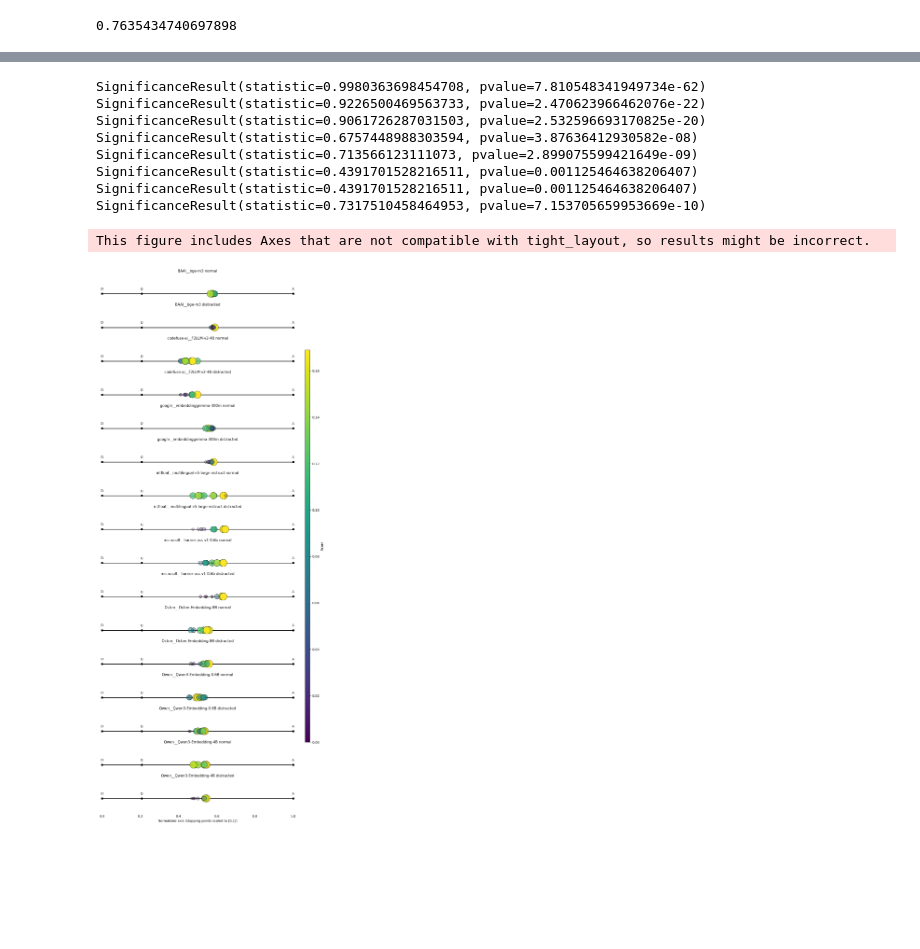
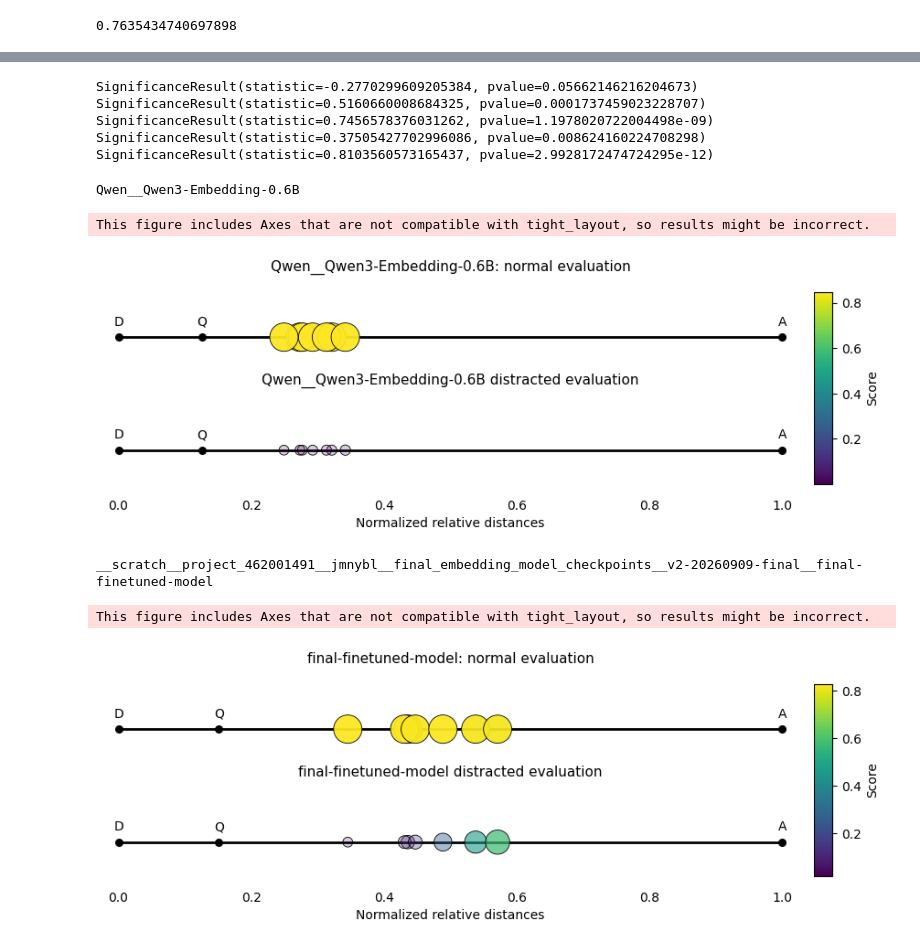
Before and after one commit to mmanteli/prompt-structure-analysis, a Jupyter notebook: analysis.ipynb, the cells around one changed output, grey strips where cells are left out. Saved outputs shown, nothing was run; the diff lists cells and outputs as text; code cells hidden in the pictures; blank space fills up the shorter version.

```diff
--- a/analysis.ipynb
+++ b/analysis.ipynb
@@ -20,15 +20,15 @@ models = [
           "microsoft__harrier-oss-v1-0.6b",
           "Octen__Octen-Embedding-8B",
           "Qwen__Qwen3-Embedding-0.6B",
-          #"__scratch__project_462001491__jmnybl__final_embedding_model_checkpoints__v2-20260909-final__final-finetuned-model",
+          "__scratch__project_462001491__jmnybl__final_embedding_model_checkpoints__v2-20260909-final__final-finetuned-model",
           "Qwen__Qwen3-Embedding-4B",
           #"ibm-granite__granite-embedding-311m-multilingual-r2",
           #"__scratch__project_462001491__jmnybl__checkpoint-19478-tatoeba"
           ]
 filter_prompts=False
-dataset = "mteb__tatoeba-bitext-mining:fin-eng"
+#dataset = "mteb__tatoeba-bitext-mining:fin-eng"
 #dataset = "mteb__ARCChallenge"
-#dataset = "squad"
+dataset = "squad"
 split = "test"
 score= f"recall@{k}" # "ndcg@10"#"F1" #"Accuracy" #"V-score" # "average_precision"
 subsplit=""
@@ -343,14 +343,11 @@ for m in dfs.keys():
     y_max = None
     plot(df, x=x, y=y, sizes=sizes, colors=colors, title=f"{dataset}: {m}", x_min=x_min, x_max = x_max, y_min= y_min, y_max = y_max, add_line=[((0,0), (1,1)), ((sim_QA, 0), (0, sim_QA))])
 # %% [output]
-SignificanceResult(statistic=0.9980363698454708, pvalue=7.810548341949734e-62)
-SignificanceResult(statistic=0.9226500469563733, pvalue=2.470623966462076e-22)
-SignificanceResult(statistic=0.9061726287031503, pvalue=2.532596693170825e-20)
-SignificanceResult(statistic=0.6757448988303594, pvalue=3.87636412930582e-08)
-SignificanceResult(statistic=0.713566123111073, pvalue=2.899075599421649e-09)
-SignificanceResult(statistic=0.4391701528216511, pvalue=0.001125464638206407)
-SignificanceResult(statistic=0.4391701528216511, pvalue=0.001125464638206407)
-SignificanceResult(statistic=0.7317510458464953, pvalue=7.153705659953669e-10)
+SignificanceResult(statistic=-0.2770299609205384, pvalue=0.05662146216204673)
+SignificanceResult(statistic=0.5160660008684325, pvalue=0.0001737459023228707)
+SignificanceResult(statistic=0.7456578376031262, pvalue=1.1978020722004498e-09)
+SignificanceResult(statistic=0.37505427702996086, pvalue=0.008624160224708298)
+SignificanceResult(statistic=0.8103560573165437, pvalue=2.9928172474724295e-12)
 # %%
 import numpy as np
 import matplotlib.pyplot as plt
@@ -508,38 +515,53 @@ def plot_stopping_points_with_locations(
 # %%
 groups = []
 
 for model_name, df in dfs.items():
-    #if "codefuse" not in model_name and "harrier" not in model_name and "intfloat" not in model_name:
-    #    continue
-    df_filtered = df[["prompt_text", "recall@1", "recall@1_distracted", "sim_q2pq_euc", "sim_pq2a_euc", "sim_q2d_euc", "sim_q2a_euc"]]
+    if dataset=="mteb__ARCChallenge":
+        if "codefuse" not in model_name and "harrier" not in model_name:
+            continue
+    elif "tatoeba" in dataset.lower():
+        if "intfloat" not in model_name and "harrier" not in model_name:
+            continue
+    elif dataset=="squad":
+        if "Qwen3-Embedding-0.6B" not in model_name and "final-finetuned-model" not in model_name:
+            continue
+    print(model_name)
+    df_filtered = df[["prompt_text", "recall@1", "recall@1_distracted", "sim_q2pq", "sim_pq2a", "sim_q2d", "sim_q2a"]]
     df_filtered = df_filtered[df_filtered["prompt_text"].isin(prompts_appropriate)]
     #display(df_filtered.head())
     #print(len(df_filtered))
-    QtoA = df_filtered["sim_q2a_euc"].iloc[0]["mean"]
-    QtoD = df_filtered["sim_q2d_euc"].iloc[0]["mean"]
-    QtoPQ = np.array([line["mean"] for line in df_filtered["sim_q2pq_euc"]])
-    PQtoA = np.array([line["mean"] for line in df_filtered["sim_pq2a_euc"]])
+    QtoA = 2-2*df_filtered["sim_q2a"].iloc[0]["mean"]
+    QtoD = 2-2*df_filtered["sim_q2d"].iloc[0]["mean"]
+    QtoPQ = np.array([2-2*line["mean"] for line in df_filtered["sim_q2pq"]])
+    PQtoA = np.array([2-2*line["mean"] for line in df_filtered["sim_pq2a"]])
     fractions = QtoPQ/(QtoPQ+PQtoA)
+    stopping_points = [0-QtoD, 0, QtoA]
     scores_normal = np.array([line["mean"] for line in df_filtered["recall@1"]])
     scores_distracted = np.array([line["mean"] for line in df_filtered["recall@1_distracted"]])
-    group1 = dict(title=model_name+" normal", stopping_points=stopping_points, locations=fractions, scores=scores_normal)
-    group2 = dict(title=model_name+" distracted", stopping_points=stopping_points, locations=fractions, scores=scores_distracted)
+    if "scratch" in model_name:
+        model_name = model_name.split("_")[-1]
+    group1 = dict(title=model_name+": normal evaluation", stopping_points=stopping_points, locations=fractions, scores=scores_normal)
+    group2 = dict(title=model_name+" distracted evaluation", stopping_points=stopping_points, locations=fractions, scores=scores_distracted)
     groups.append(group1)
     groups.append(group2)
-
-fig, axes = plot_stopping_points_with_locations(
-    groups,
-    stopping_point_labels=["D", "Q", "A"],
-    figsize=(10, 1.5),
-    cmap="viridis",
-    size_range=(60, 500),
-    alpha_range=(0.2, 0.95),
-    show_colorbar=True,
-)
-plt.show()
+    fig, axes = plot_stopping_points_with_locations(
+        groups,
+        stopping_point_labels=["D", "Q", "A"],
+        figsize=(10, 1.5),
+        cmap="viridis",
+        size_range=(60, 500),
+        alpha_range=(0.2, 0.95),
+        show_colorbar=True,
+    )
+    plt.show()
+    groups=[]
 # %% [output]
-This figure includes Axes that are not compatible with tight_layout, so results might be incorrect.
+Qwen__Qwen3-Embedding-0.6B
+This figure includes Axes that are not compatible with tight_layout, so results might be incorrect.
-[figure, old version]
+[figure, new version]
+__scratch__project_462001491__jmnybl__final_embedding_model_checkpoints__v2-20260909-final__final-finetuned-model
+This figure includes Axes that are not compatible with tight_layout, so results might be incorrect.
+[figure, added]
 # %%
 
 def plot_paired_differences(
```
Also changed, not shown: parts of 6 cells of this notebook.
